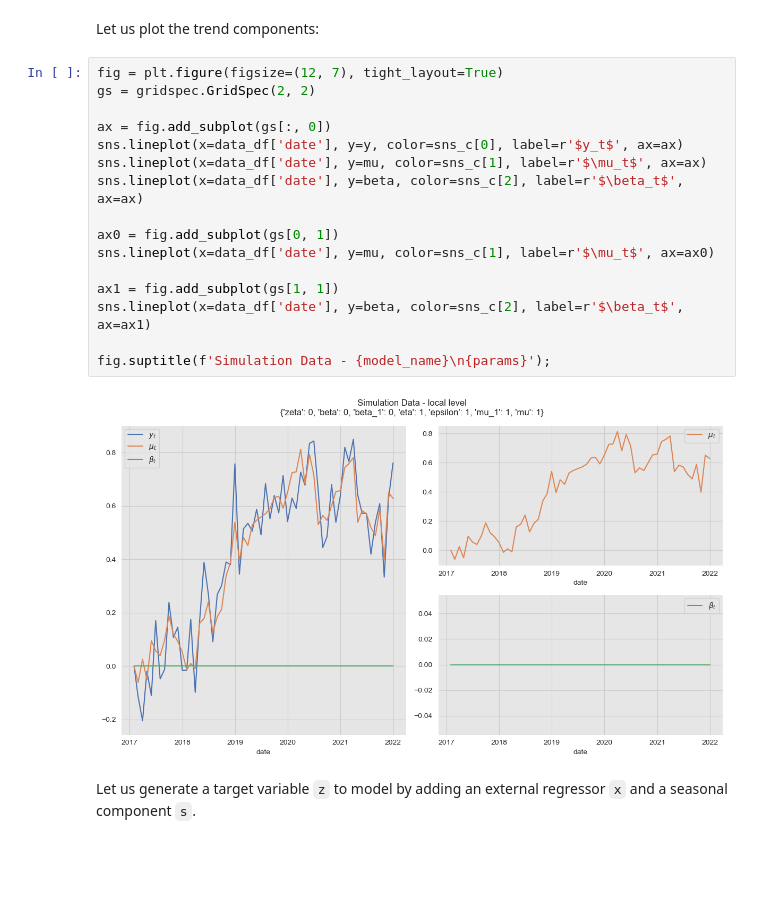
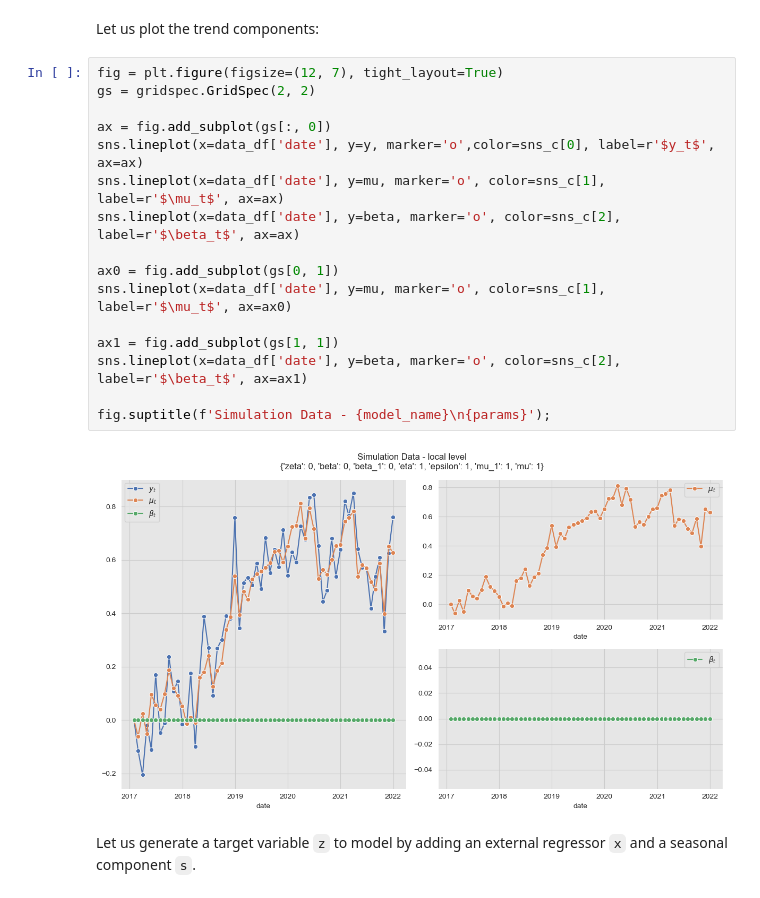
Before and after one commit to juanitorduz/btsa, a Jupyter notebook: python/intro_forecasting/unobserved_components.ipynb, the cells around one changed output. Cells and saved outputs as stored; diff of their text form; blank space fills up the shorter version.

Commit message:
add some references and add markers to plots

```diff
--- a/python/intro_forecasting/unobserved_components.ipynb
+++ b/python/intro_forecasting/unobserved_components.ipynb
@@ -195,21 +198,21 @@ Let us plot the trend components:
 # %%
 fig = plt.figure(figsize=(12, 7), tight_layout=True)
 gs = gridspec.GridSpec(2, 2)
 
 ax = fig.add_subplot(gs[:, 0])
-sns.lineplot(x=data_df['date'], y=y, color=sns_c[0], label=r'$y_t$', ax=ax)
-sns.lineplot(x=data_df['date'], y=mu, color=sns_c[1], label=r'$\mu_t$', ax=ax)
-sns.lineplot(x=data_df['date'], y=beta, color=sns_c[2], label=r'$\beta_t$', ax=ax)
+sns.lineplot(x=data_df['date'], y=y, marker='o',color=sns_c[0], label=r'$y_t$', ax=ax)
+sns.lineplot(x=data_df['date'], y=mu, marker='o', color=sns_c[1], label=r'$\mu_t$', ax=ax)
+sns.lineplot(x=data_df['date'], y=beta, marker='o', color=sns_c[2], label=r'$\beta_t$', ax=ax)
 
 ax0 = fig.add_subplot(gs[0, 1])
-sns.lineplot(x=data_df['date'], y=mu, color=sns_c[1], label=r'$\mu_t$', ax=ax0)
+sns.lineplot(x=data_df['date'], y=mu, marker='o', color=sns_c[1], label=r'$\mu_t$', ax=ax0)
 
 ax1 = fig.add_subplot(gs[1, 1])
-sns.lineplot(x=data_df['date'], y=beta, color=sns_c[2], label=r'$\beta_t$', ax=ax1)
+sns.lineplot(x=data_df['date'], y=beta, marker='o', color=sns_c[2], label=r'$\beta_t$', ax=ax1)
 
 fig.suptitle(f'Simulation Data - {model_name}\n{params}');
 # %% [output]
-[figure, old version]
+[figure, new version]
 # %% [markdown]
 Let us generate a target variable `z` to model by adding an external regressor `x` and a seasonal component `s`.
 # %%
```
Also changed, not shown: parts of 7 cells of this notebook.
